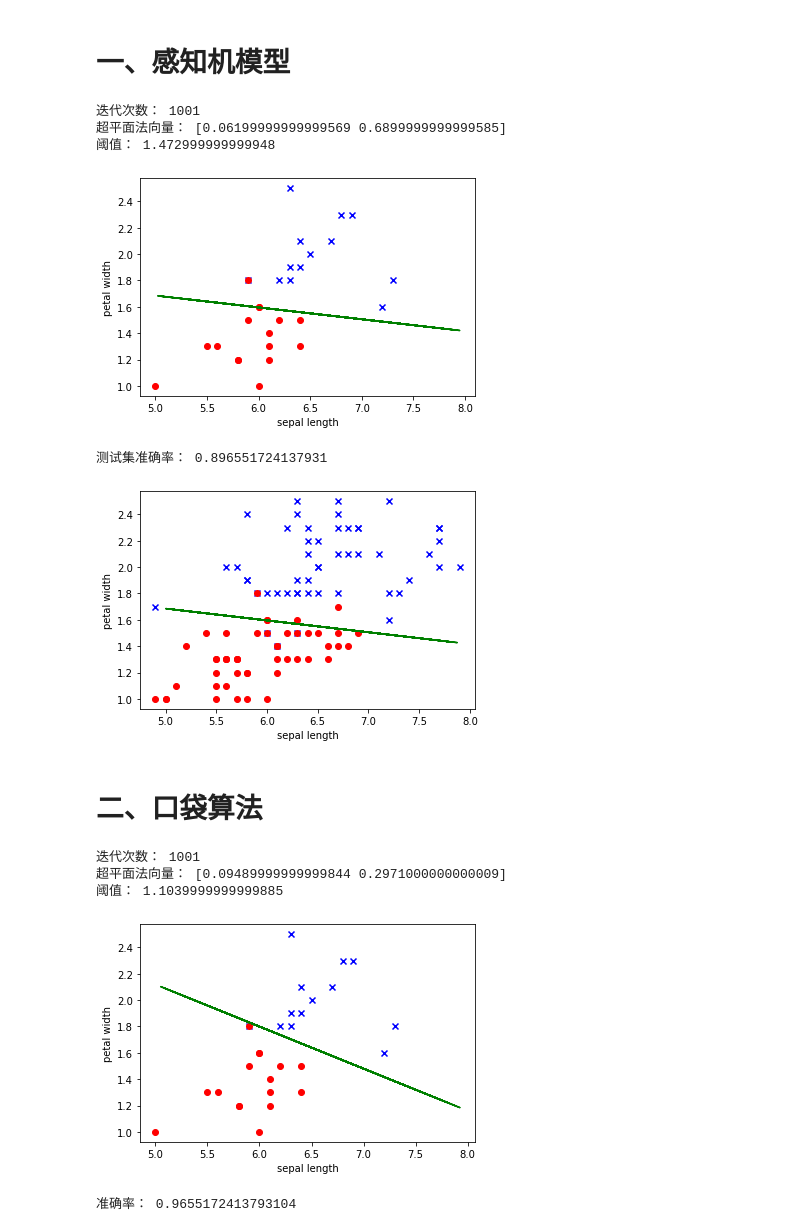
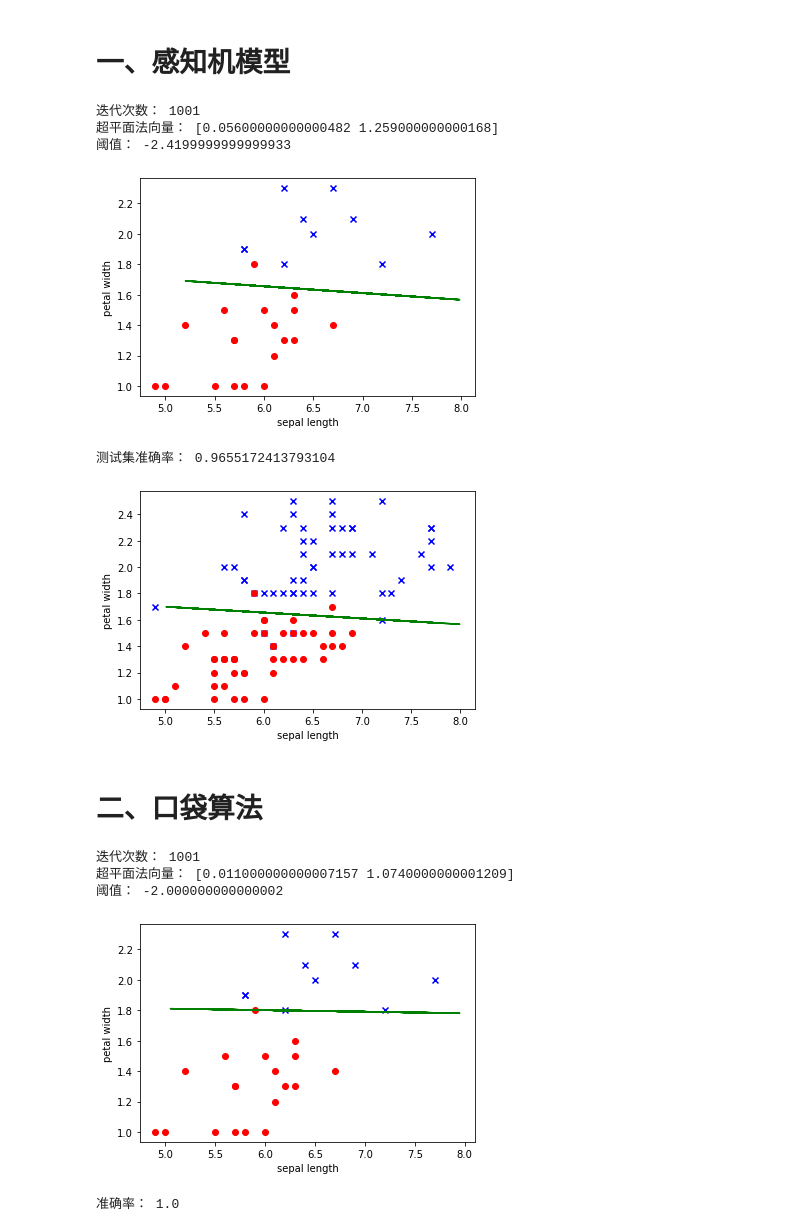
Before and after one commit to ZZh2333/NeuralNetworkAndDeepLearning, a Jupyter notebook: 3-24homework/homeworkv1-AnotherFeatures.ipynb, the cells around one changed output. Drawn from its saved outputs; the diff is of its cells as text; code cells hidden in the pictures.

```diff
--- a/3-24homework/homeworkv1-AnotherFeatures.ipynb
+++ b/3-24homework/homeworkv1-AnotherFeatures.ipynb
@@ -139,7 +139,7 @@ def sign(a):
 # %%
 def feeling():
     w = np.zeros(2)
-    lr = 0.001
+    lr = 0.01
     c = 1
 #     循环遍历计数
     cnt = 0
@@ -150,9 +150,9 @@ def feeling():
             break
         for i in range(len(training)):
             x = np.array(training[i][:-1])
-            y = np.array(training[i][-1])
+            y = training[i][-1]
 
-            s = np.sum(w*x)-c
+            s = np.sum(w*x)+c
             z = sign(s)
             if y * z <= 0:
 #                 e = y-z
@@ -164,39 +164,39 @@ def feeling():
 # %%
 if __name__=='__main__':
     cnt,w,c=feeling()
     print("迭代次数：",cnt)
     print("超平面法向量：",w)
     print("阈值：",c)
     count = 0
     for i in range(len(test)):
         target = test[i][-1:]
-        result = sign(np.sum(w*test[i][:-1])-c)
+        result = sign(np.sum(w*test[i][:-1])+c)
         if(target == result):
             count += 1
     accuracy = float(count/len(test))
     for i in range(len(test)):
         if test[i][-1] == -1:
             plt.scatter(test[i][0],test[i][1],c='r',marker='o')
         else:
             plt.scatter(test[i][0],test[i][1],c='b',marker='x')
 #     for i in range(len(data)):
 #         if training[i][-1] == -1:
 #             plt.scatter(data[i][0],data[i][1],c='r')
 #         else:
 #             plt.scatter(data[i][0],data[i][1],c='b')
     X = np.random.uniform(5,8,50)
-    Y = -(w[0]*X-c)/w[1]
+    Y = -(w[0]*X+c)/w[1]
     plt.xlabel('sepal length')
     plt.ylabel('petal width')
     plt.plot(X,Y,'g')
     plt.show()
     print("测试集准确率：",accuracy)
 # %% [output]
 迭代次数： 1001
-超平面法向量： [0.06199999999999569 0.6899999999999585]
-阈值： 1.472999999999948
+超平面法向量： [0.05600000000000482 1.259000000000168]
+阈值： -2.4199999999999933
-[figure, old version]
+[figure, new version]
-测试集准确率： 0.896551724137931
+测试集准确率： 0.9655172413793104
 # %%
 for i in range(len(data)):
     if data[i][-1] == -1:
@@ -204,13 +204,13 @@ for i in range(len(data)):
     else:
         plt.scatter(data[i][0],data[i][1],c='b',marker='x')
 X = np.random.uniform(5,8,50)
-Y = -(w[0]*X-c)/w[1]
+Y = -(w[0]*X+c)/w[1]
 plt.xlabel('sepal length')
 plt.ylabel('petal width')
 plt.plot(X,Y,'g')
 plt.show()
 # %% [output]
-[figure, old version]
+[figure, new version]
 # %% [markdown]
 # 二、口袋算法
 # %%
@@ -263,8 +263,8 @@ if __name__=='__main__':
     print("阈值：",best_c)
     count = 0
     for i in range(len(test)):
-        target = test[i][-1:]
-        result = sign(np.sum(best_w*test[i][:-1])-best_c)
+        target = test[i][-1]
+        result = sign(np.sum(best_w*test[i][:-1])+best_c)
         if(target == result):
             count += 1
     accuracy = float(count/len(test))
@@ -279,7 +279,7 @@ if __name__=='__main__':
 #         else:
 #             plt.scatter(data[i][0],data[i][1],c='b')
     X = np.random.uniform(5,8,50)
-    Y = -(best_w[0]*X-best_c)/best_w[1]
+    Y = -(best_w[0]*X+best_c)/best_w[1]
     plt.plot(X,Y,'g')
     plt.xlabel('sepal length')
     plt.ylabel('petal width')
@@ -287,10 +287,10 @@ if __name__=='__main__':
     print("准确率：",accuracy)
 # %% [output]
 迭代次数： 1001
-超平面法向量： [0.09489999999999844 0.2971000000000009]
-阈值： 1.1039999999999885
+超平面法向量： [0.011000000000007157 1.0740000000001209]
+阈值： -2.000000000000002
-[figure, old version]
+[figure, new version]
-准确率： 0.9655172413793104
+准确率： 1.0
 # %%
 for i in range(len(data)):
     if data[i][-1] == -1:
```
Also changed, not shown: parts of 6 cells of this notebook, 6 other files.
